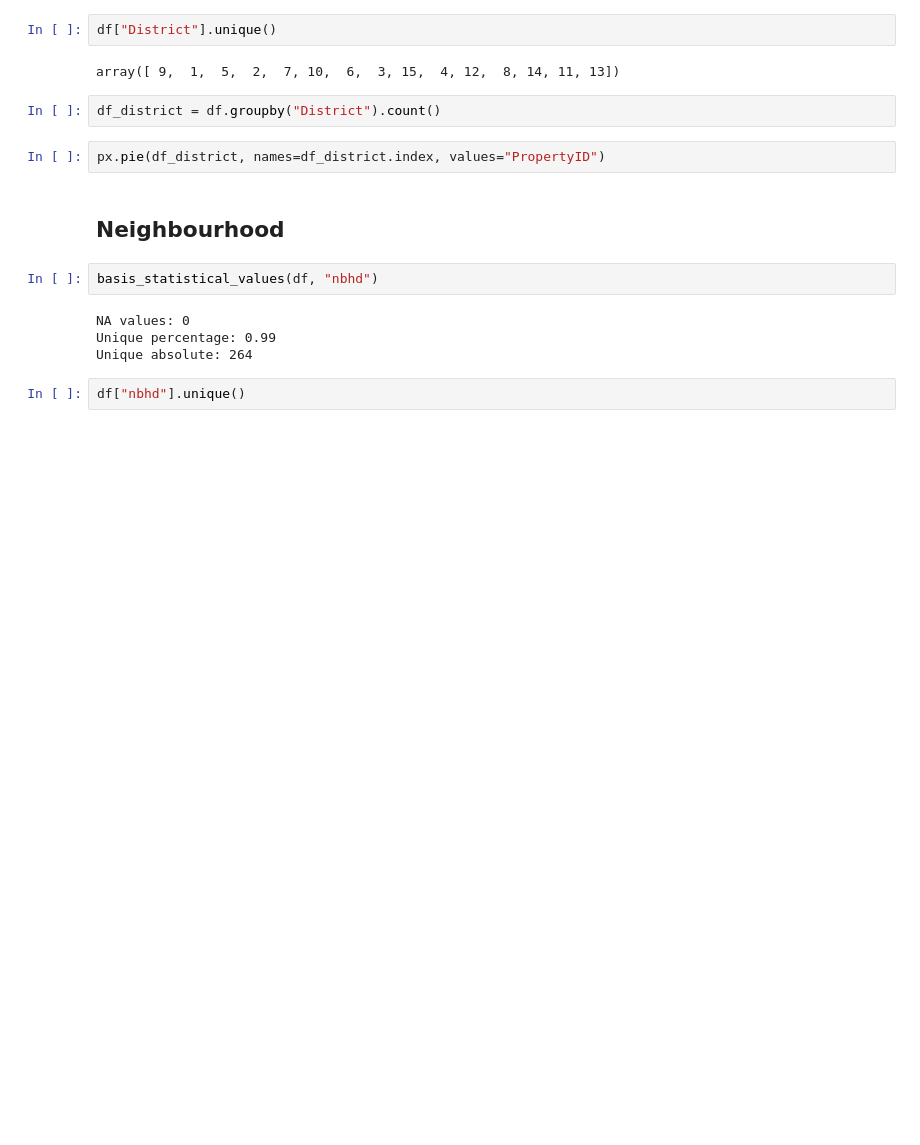
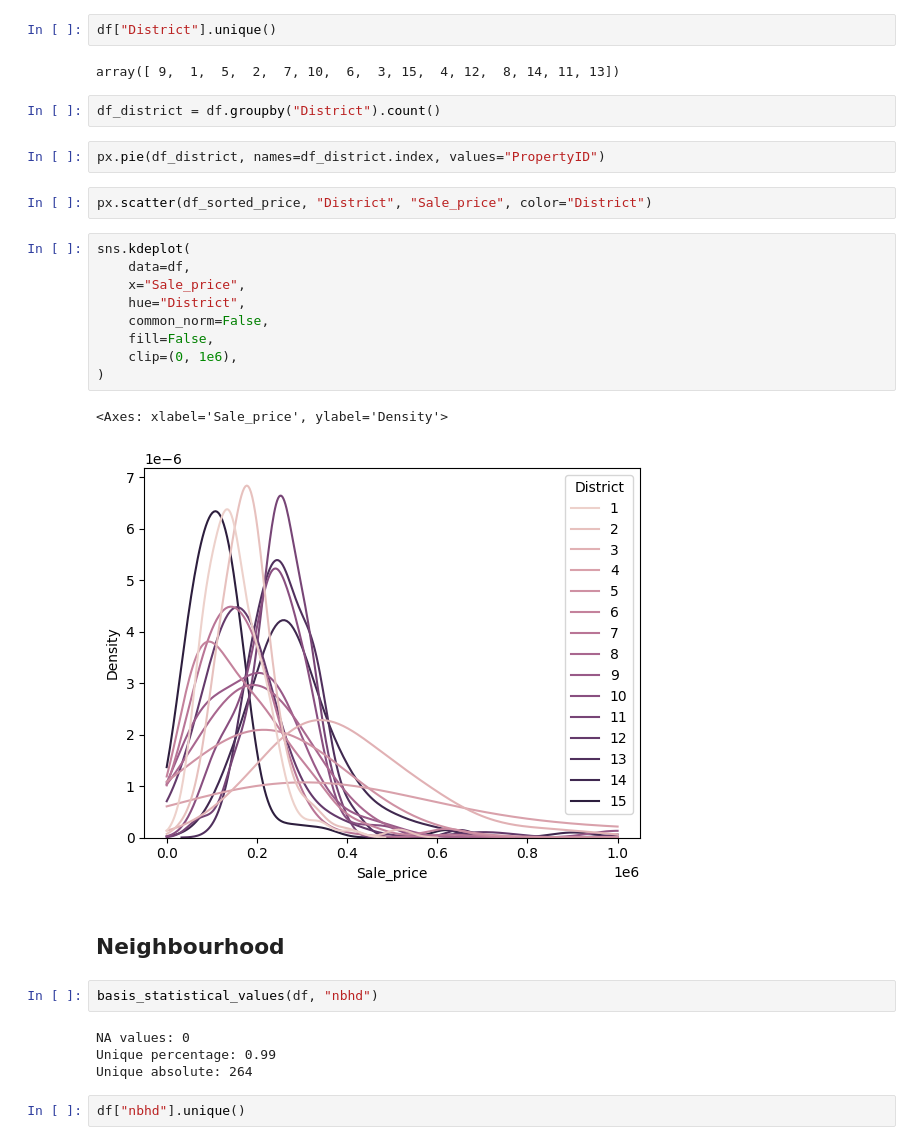
Before and after one commit to Flixner/Property-Sales-Prediction, a Jupyter notebook: eda.ipynb, the cells around one changed output. Saved outputs shown, nothing was run; the diff lists cells and outputs as text; blank space fills up the shorter version.

```diff
--- a/eda.ipynb
+++ b/eda.ipynb
@@ -503,6 +593,20 @@ array([ 9,  1,  5,  2,  7, 10,  6,  3, 15,  4, 12,  8, 14, 11, 13])
 df_district = df.groupby("District").count()
 # %%
 px.pie(df_district, names=df_district.index, values="PropertyID")
+# %%
+px.scatter(df_sorted_price, "District", "Sale_price", color="District")
+# %%
+sns.kdeplot(
+    data=df,
+    x="Sale_price",
+    hue="District",
+    common_norm=False,
+    fill=False,
+    clip=(0, 1e6),
+)
+# %% [output]
+<Axes: xlabel='Sale_price', ylabel='Density'>
+[figure, added]
 # %% [markdown]
 ## Neighbourhood
 # %%
```
Also changed, not shown: parts of 19 cells of this notebook.
